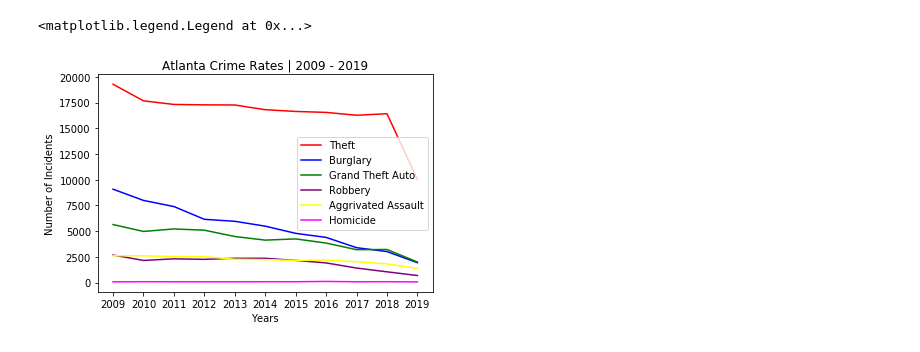
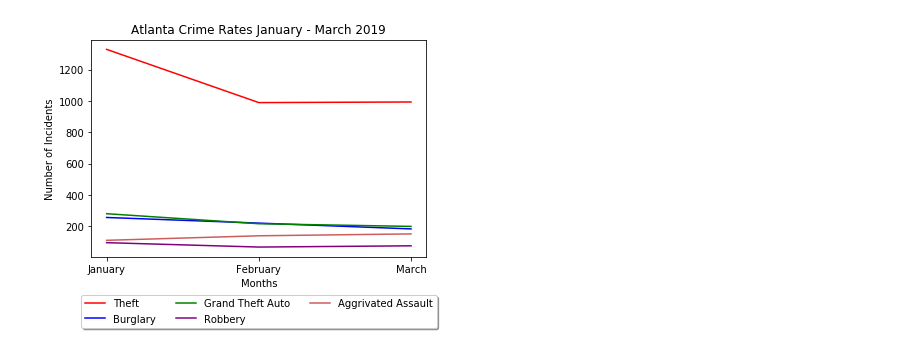
Before and after one commit to PatrickHennessey/GroupPoject01File, a Jupyter notebook: patrick_stuff/atl_min.ipynb, the cells around one changed output. Saved outputs shown, nothing was run; the diff lists cells and outputs as text; code cells hidden in the pictures.

```diff
--- a/patrick_stuff/atl_min.ipynb
+++ b/patrick_stuff/atl_min.ipynb
@@ -79,2 +145,2 @@ Name: Crime, dtype: int64
 # %%
-atl_short_df = atl_df.loc[:,["Crime", "Year"]]
+atl_month_df = atl_df.loc[:,["Crime", "Month", "Year"]]
@@ -123,0 +147,19 @@ atl_crime_df.fillna(0).style.format("{:,}")
+# %%
+## Atlanta 2019 ##
+atl_theft_month_2019 = atl_month_df[(atl_month_df.Crime == 'Theft') & (atl_month_df.Year == 2019) & (atl_month_df.Month < 4)].groupby('Month')['Crime'].count()
+atl_burglary_month_2019 = atl_month_df[(atl_month_df.Crime == 'Burglary') & (atl_month_df.Year == 2019) & (atl_month_df.Month < 4)].groupby('Month')['Crime'].count()
+atl_auto_month_2019 = atl_month_df[(atl_month_df.Crime == 'Grand Theft Auto')  & (atl_month_df.Year == 2019) & (atl_month_df.Month < 4)].groupby('Month')['Crime'].count()
+atl_robbery_month_2019 = atl_month_df[(atl_month_df.Crime == 'Robbery')  & (atl_month_df.Year == 2019) & (atl_month_df.Month < 4)].groupby('Month')['Crime'].count()
+atl_aassault_month_2019 = atl_month_df[(atl_month_df.Crime == 'Aggrivated Assault')  & (atl_month_df.Year == 2019) & (atl_month_df.Month < 4)].groupby('Month')['Crime'].count()
+atl_manslaughter_month_2019 = atl_month_df[(atl_month_df.Crime == 'Manslaughter')  & (atl_month_df.Year == 2019) & (atl_month_df.Month < 4)].groupby('Month')['Crime'].count()
+
+atl_crime_2019_df = pd.DataFrame({
+    "Theft" : atl_theft_month_2019,
+    "Burglary" : atl_burglary_month_2019,
+    "Grand Theft Auto" : atl_auto_month_2019,
+    "Robbery" : atl_robbery_month_2019,
+    "Aggrivated Assault" : atl_aassault_month_2019,
+    "Manslaughter" : atl_manslaughter_month_2019
+})
+
+atl_crime_2019_df.fillna(0).style.format("{:,}")
@@ -124,19 +172,18 @@ atl_crime_df.fillna(0).style.format("{:,}")
 # %%
-# Atlanta by year graph
-x_axis = atl_years
-theft, = plt.plot(x_axis, atl_theft , color="red", label="Theft")
-burglary, = plt.plot(x_axis, atl_burglary, color="blue", label="Burglary")
-auto, = plt.plot(x_axis, atl_auto, color="green", label="Grand Theft Auto")
-robbery, = plt.plot(x_axis, atl_robbery, color="purple", label="Robbery")
-assault, = plt.plot(x_axis, atl_aassault, color="yellow", label="Aggrivated Assault")
-homicide, = plt.plot(x_axis, atl_homicide, color="magenta", label="Homicide")
+# Atlanta 2019 graph
+x_axis = ('January', 'February', 'March')
+theft, = plt.plot(x_axis, atl_theft_month_2019 , color="red", label="Theft")
+burglary, = plt.plot(x_axis, atl_burglary_month_2019, color="blue", label="Burglary")
+auto, = plt.plot(x_axis, atl_auto_month_2019, color="green", label="Grand Theft Auto")
+robbery, = plt.plot(x_axis, atl_robbery_month_2019, color="purple", label="Robbery")
+assault, = plt.plot(x_axis, atl_aassault_month_2019, color="indianred", label="Aggrivated Assault")
 
 #Add labels to graph
-plt.title("Atlanta Crime Rates | 2009 - 2019")
-plt.xlabel("Years")
+plt.title("Atlanta Crime Rates January - March 2019")
+plt.xlabel("Months")
 plt.ylabel("Number of Incidents")
 
-plt.legend(handles=[theft, burglary, auto, robbery, assault, homicide], loc="best")
+plt.legend(handles=[theft, burglary, auto, robbery, assault], loc='center', bbox_to_anchor=(.5, -.25), ncol=3, fancybox=True, shadow=True)
+plt.savefig("images/ATL2019.png", dpi=300)
 # %% [output]
-<matplotlib.legend.Legend at 0x...>
-[figure, old version]
+[figure, new version]
```
Also changed, not shown: parts of 37 cells of this notebook, 31 other files.
